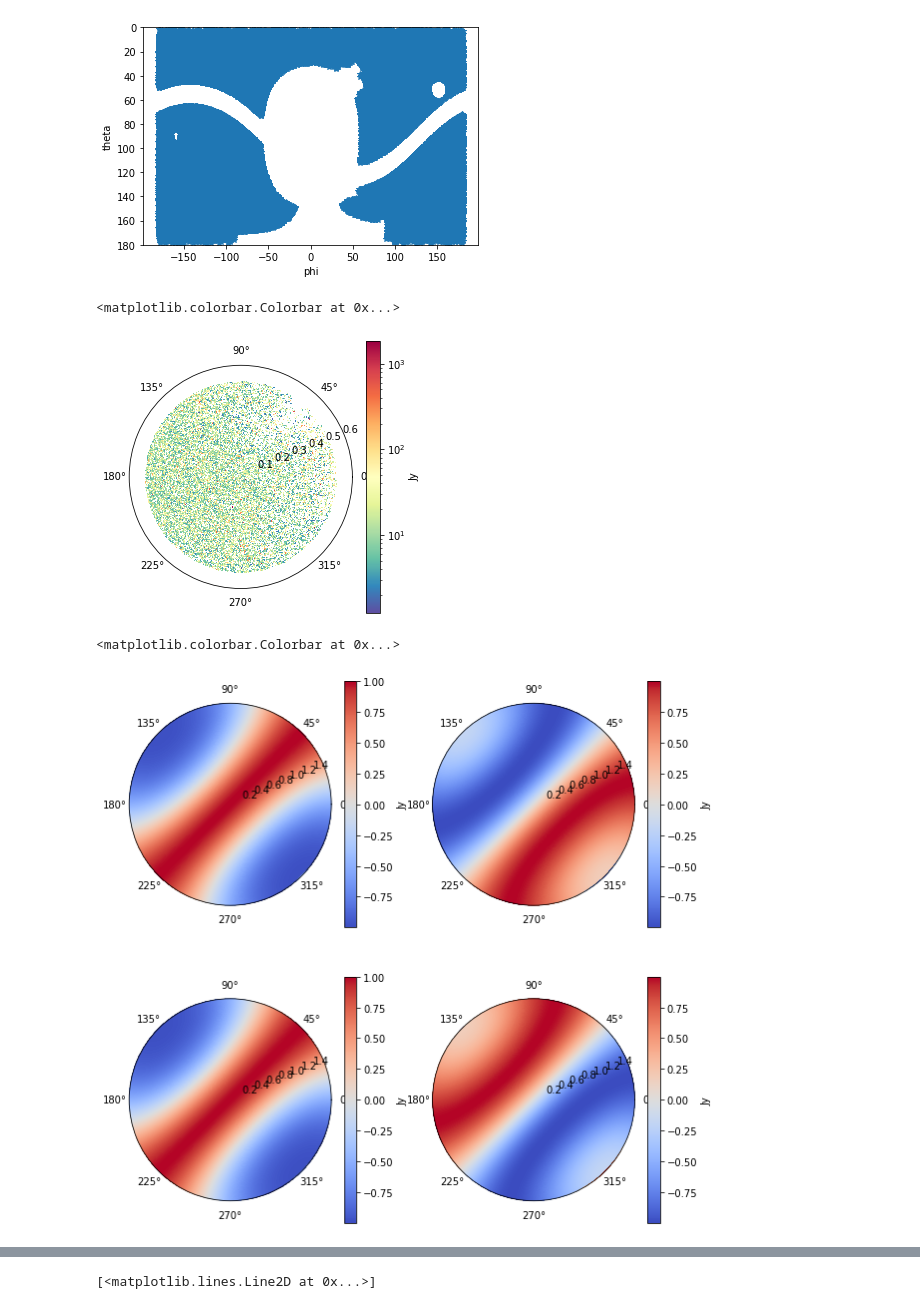
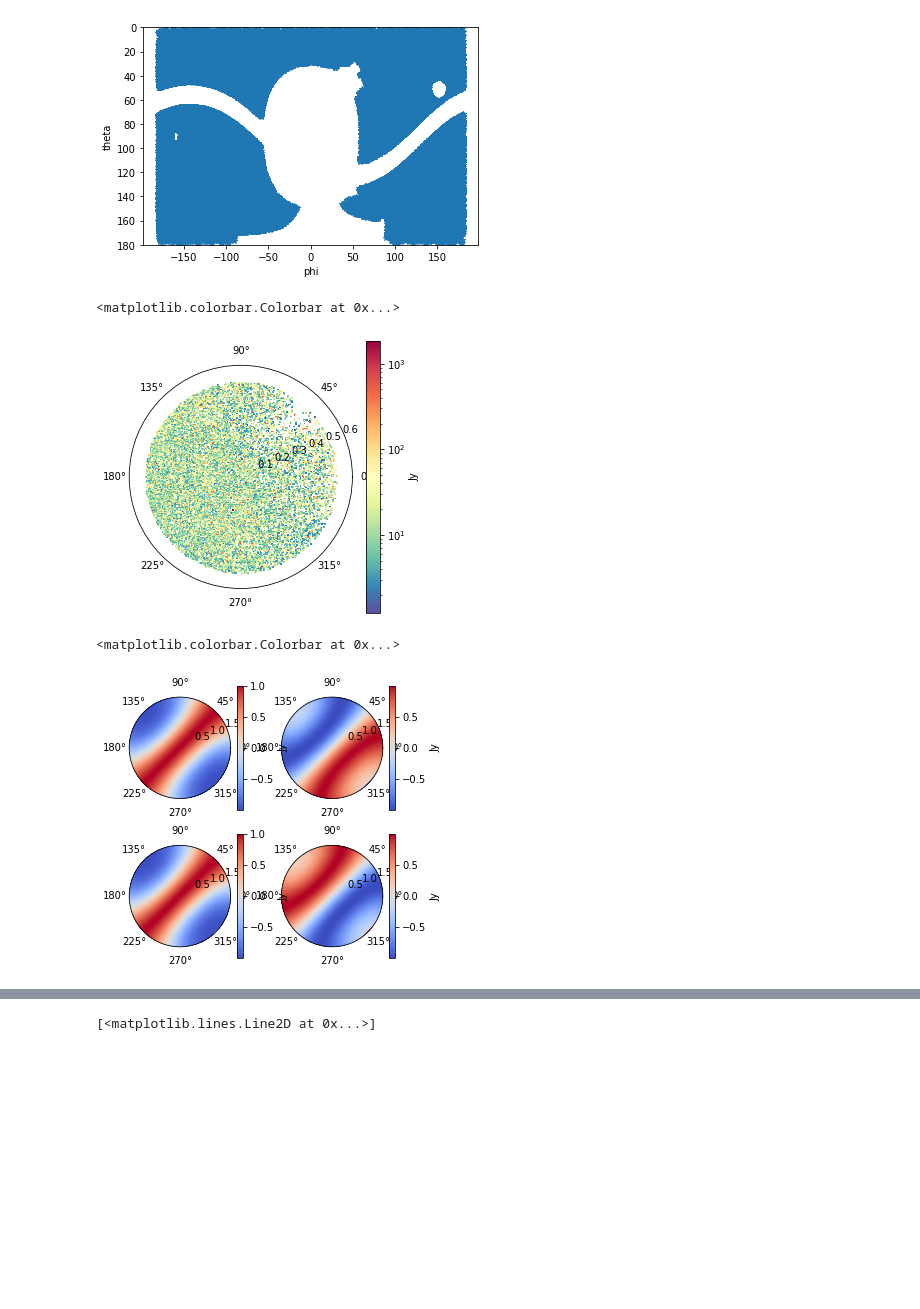
Before and after one commit to nmahesh1412/FARSIDE_imaging_performance, a Jupyter notebook: codes_implementation/dirty_image_calculation.ipynb, the cells around one changed output, grey strips where cells are left out. Saved outputs shown, nothing was run; the diff lists cells and outputs as text; code cells hidden in the pictures; blank space fills up the shorter version.

```diff
--- a/codes_implementation/dirty_image_calculation.ipynb
+++ b/codes_implementation/dirty_image_calculation.ipynb
@@ -25,22 +22,8 @@ The autoreload extension is already loaded. To reload it, use:
 # %%
-factor =2000
-
 theta_p = 181
 phi_p = 361
-phi = np.linspace(-0,360,phi_p)*np.pi/180
+phi = np.linspace(-180,180,phi_p)*np.pi/180
 theta = np.linspace(0,90,int(theta_p/2)+1)*np.pi/180
 P,T = np.meshgrid(phi,theta)
-
-l_grid = np.linspace(-1,1,int(factor))
-m_grid = l_grid
-L,M = np.meshgrid(l_grid,m_grid)
-
-q = L**2+M**2
-el = np.sqrt(1 - q)
-el[q>=1] = 0
-p =-np.arctan2(M,L)
-
-
-t = np.pi/2 - np.arcsin(el)#-np.arcsin(L,(np.sin(p)))+np.pi/2
 # %%
 ra_list,dec_list,flux_0p6,flux_2,flux_10 = np.loadtxt('/data4/nmahesh/edges/Lunar/catalog/GLEAM_Scut-1Jyto28kJy-3freqs.txt',skiprows=1,usecols=(1,2,3,4,5),unpack=True)
@@ -61,13 +53,14 @@ if sample==0:
     beam_square,etheta, ephi = beam_squarel,ethetal, ephil
     beam_square90,etheta90,ephi90 = beam_squarel90,ethetal90,ephil90
     flux_list = flux_0p6
+    factor =150
 elif sample==1:
     wav = 150 # in m; f = 2MHz
     index = 3
     beam_square,etheta, ephi = beam_squareh,ethetah, ephih
     beam_square90,etheta90,ephi90=beam_squareh90,ethetah90,ephih90
     flux_list = flux_2
-
+    factor =500
 elif sample==2:
 
     wav = 30 # in m; f = 10MHz
@@ -75,13 +68,24 @@ elif sample==2:
     beam_square,etheta, ephi = beam_squareh,ethetah, ephih
     beam_square90,etheta90,ephi90=beam_squareh90,ethetah90,ephih90
     flux_list = flux_10
+    factor =2500
 
 f = 300/wav
 ####Normalizing by 2 MHz
-etheta = etheta/np.max(ethetah[3,:,:])
-etheta90 = etheta90/np.max(ethetah90[3,:,:])
-ephi = ephi/np.max(ephih[3,:,:])
-ephi90 = ephi90/np.max(ephih90[3,:,:])
+l_grid = np.linspace(-1,1,int(factor))
+m_grid = l_grid
+L,M = np.meshgrid(l_grid,m_grid)
+
+q = L**2+M**2
+el = np.sqrt(1 - q)
+el[q>=1] = 0
+p =-np.arctan2(M,L)
+t = np.pi/2 - np.arcsin(el)#-np.arcsin(L,(np.sin(p)))+np.pi/2
+
+etheta = np.roll(etheta,180,axis=2)/np.max(ethetah[3,:,:])
+etheta90 = np.roll(etheta90,180,axis=2)/np.max(ethetah90[3,:,:])
+ephi = np.roll(ephi,180,axis=2)/np.max(ephih[3,:,:])
+ephi90 = np.roll(ephi90,180,axis=2)/np.max(ephih90[3,:,:])
 
 
 ra_list_c = ra_list
@@ -129,7 +143,7 @@ ax.set_ylim([0,35*np.pi/180])
 plt.colorbar(p1, ax=ax,label='Jy')
 # %% [output]
 <matplotlib.colorbar.Colorbar at 0x...>
-[figure, old version]
+[figure, new version]
 # %%
 sky_obj.calculate_delphi(50,wav,L,M)
 # %%
@@ -143,22 +157,22 @@ sky_obj.make_offset_jacob(J)
 sky_obj.invert_offset_jacob()
 sky_obj.offset_ft()
 # %%
-fig,ax = plt.subplots(2,2, subplot_kw=dict(polar=True),figsize=(10,10))
+fig,ax = plt.subplots(2,2, subplot_kw=dict(polar=True),figsize=(5,5))
 p1 =ax[0,0].pcolormesh(p,t,np.real(sky_obj.J_b[1,1]),cmap='coolwarm')
 plt.colorbar(p1, ax=ax[0,0],label='Jy')
 
 p1 =ax[0,1].pcolormesh(p,t,np.imag(sky_obj.J_b[1,1]),cmap='coolwarm')
 plt.colorbar(p1, ax=ax[0,1],label='Jy')
 
 
 p1 =ax[1,0].pcolormesh(p,t,np.real(sky_obj.J_in[1,1]),cmap='coolwarm')
 plt.colorbar(p1, ax=ax[1,0],label='Jy')
 
 p1 =ax[1,1].pcolormesh(p,t,np.imag(sky_obj.J_in[1,1]),cmap='coolwarm')
 plt.colorbar(p1, ax=ax[1,1],label='Jy')
 # %% [output]
 <matplotlib.colorbar.Colorbar at 0x...>
-[figure, old version]
+[figure, new version]
 # %%
 sky_obj.make_pseudo_vis(J)
 # %%
```
Also changed, not shown: parts of 9 cells of this notebook.
